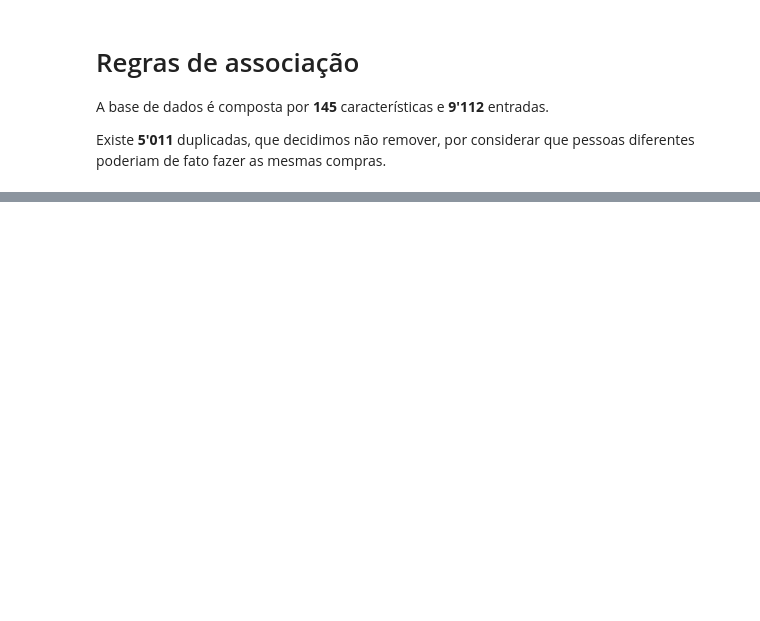
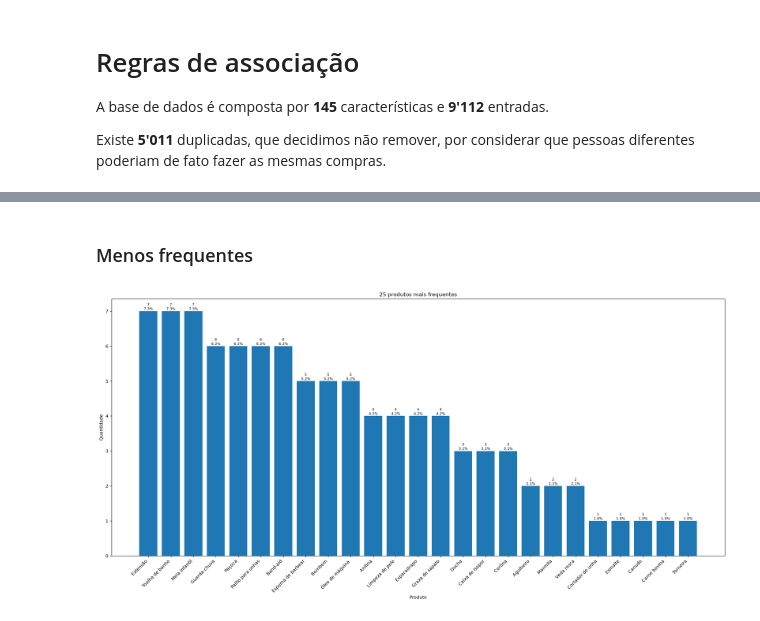
Before and after one commit to gabdumal/data_mining, a Jupyter notebook: assignment_4/main.ipynb, the cells around one changed output, grey strips where cells are left out. Saved outputs shown, nothing was run; the diff lists cells and outputs as text; code cells hidden in the pictures; blank space fills up the shorter version.

```diff
--- a/assignment_4/main.ipynb
+++ b/assignment_4/main.ipynb
@@ -39,0 +33,18 @@ Length: 145, dtype: int64
+# %% [markdown]
+### Menos frequentes
+# %%
+frequencies = df.sum().sort_values(ascending=False)
+
+top_products = frequencies.tail(25).rename(index=dict(zip(df.columns, columns_names())))
+
+plot_bar_graph(
+    top_products,
+    label="Produto",
+    title="25 produtos mais frequentes",
+    show_percentage=True,
+    show_value=True,
+    # y_tick_step=500,
+    sort_by="frequency",
+)
+# %% [output]
+[figure, added]
```
Also changed, not shown: parts of 5 cells of this notebook, 1 other file.
